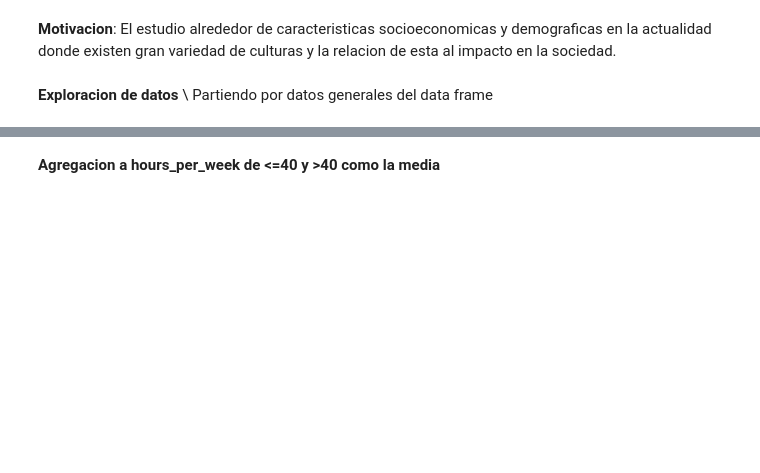
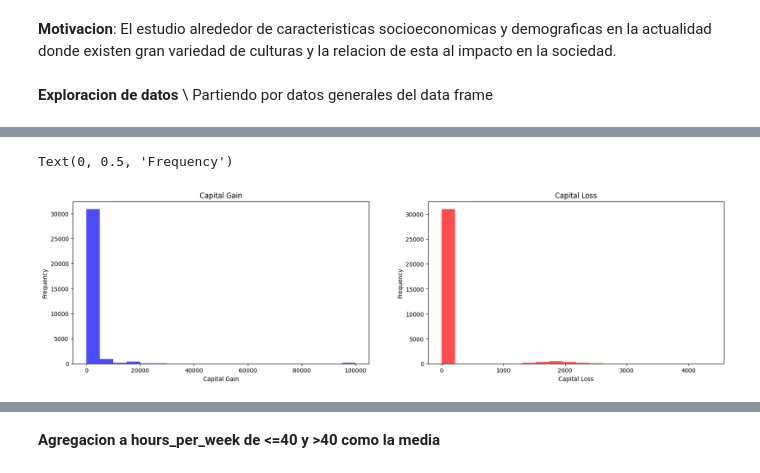
Before and after one commit to BnjmnNicholas/Proyecto_mineria_cc5205, a Jupyter notebook: Reporte_Hito_1.ipynb, the cells around one changed output, grey strips where cells are left out. Saved outputs shown, nothing was run; the diff lists cells and outputs as text; code cells hidden in the pictures; blank space fills up the shorter version.

```diff
--- a/Reporte_Hito_1.ipynb
+++ b/Reporte_Hito_1.ipynb
@@ -72,0 +142,17 @@ filas_duplicadas_id
+# %%
+# histogramas capital_gain y capital_loss
+fig = plt.figure(figsize=(20, 5))
+plt.subplot(1, 2, 1)
+plt.hist(df['capital_gain'], bins=20, color='blue', alpha=0.7)
+plt.title('Capital Gain')
+plt.xlabel('Capital Gain')
+plt.ylabel('Frequency')
+
+plt.subplot(1, 2, 2)
+plt.hist(df['capital_loss'], bins=20, color='red', alpha=0.7)
+plt.title('Capital Loss')
+plt.xlabel('Capital Loss')
+plt.ylabel('Frequency')
+# %% [output]
+Text(0, 0.5, 'Frequency')
+[figure, added]
```
Also changed, not shown: parts of 37 cells of this notebook.
